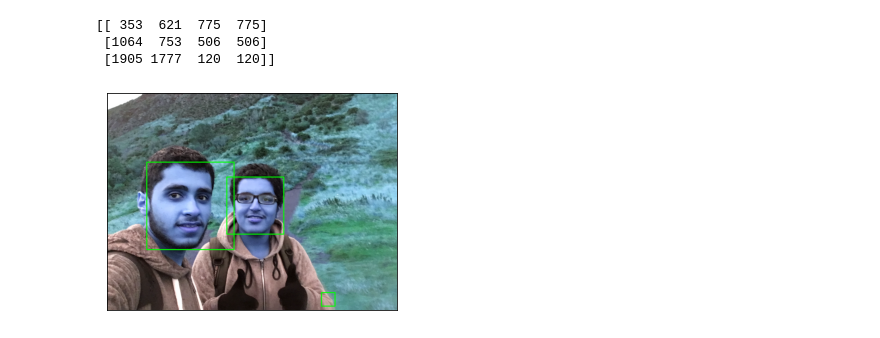
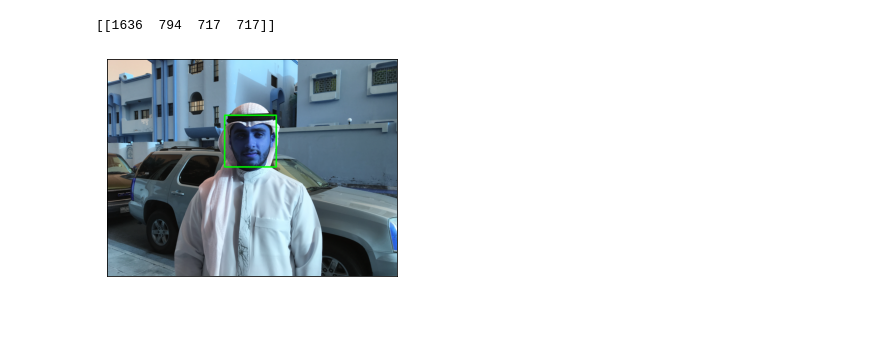
Before and after one commit to MushariBahaddad/Artificial_Intelligence_and_Robotic, a Jupyter notebook: FaceDetection/Face_Detection_in_image.ipynb, the cells around one changed output. Saved outputs shown, nothing was run; the diff lists cells and outputs as text; code cells hidden in the pictures.

```diff
--- a/FaceDetection/Face_Detection_in_image.ipynb
+++ b/FaceDetection/Face_Detection_in_image.ipynb
@@ -13,7 +13,7 @@ import cv2
 import matplotlib.pyplot as plt
 # %%
 face_cascade = cv2.CascadeClassifier('haarcascade_frontalface_default.xml')
-img = cv2.imread('IMG_1683.JPG')
+img = cv2.imread('IMG_0940.JPG')
 
 gray = cv2.cvtColor(img, cv2.COLOR_BGR2GRAY)
 
@@ -21,17 +21,15 @@ faces = face_cascade.detectMultiScale(gray, 1.1, 4)
 
 print(faces)
 # %% [output]
-[[ 353  621  775  775]
- [1064  753  506  506]
- [1905 1777  120  120]]
+[[1636  794  717  717]]
 # %%
 for (x,y,w,h) in faces:
-    cv2.rectangle(img,(x,y),(x+w,y+h),(0,255,0),8)
+    cv2.rectangle(img,(x,y),(x+w,y+h),(0,255,0),20)
     roigray = gray[y:y+h, x:x+w]
     roicolor = img[y:y+h, x:x+w]
 plt.grid(None)
 plt.xticks([])
 plt.yticks([])
 imgplot = plt.imshow(img)
 # %% [output]
-[figure, old version]
+[figure, new version]
```
Also changed, not shown: parts of 1 cell of this notebook, 2 other files.
